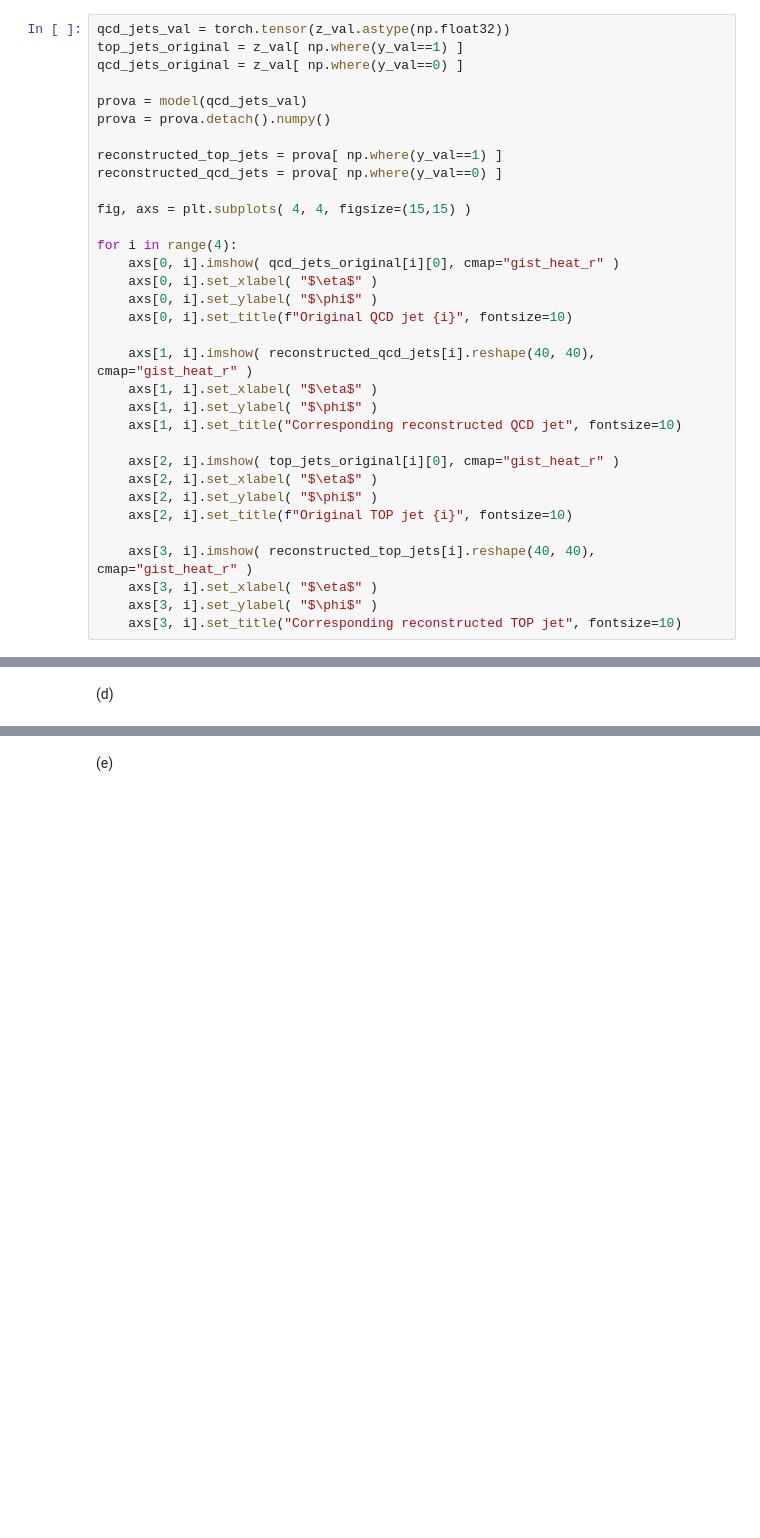
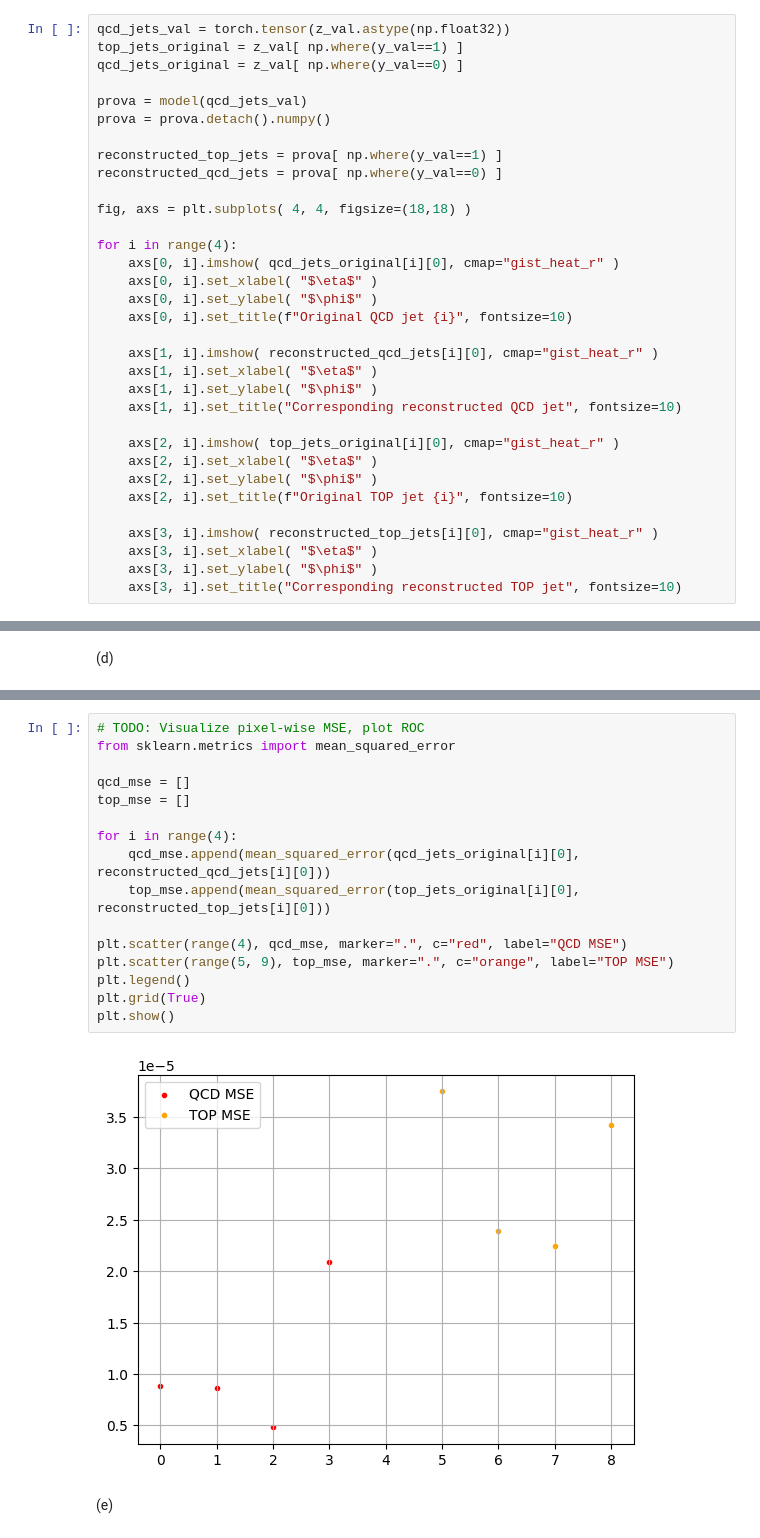
Before and after one commit to S3gmentati0nFault/autoencoders, a Jupyter notebook: sheet08.ipynb, the cells around one changed output, grey strips where cells are left out. Cells and saved outputs as stored; diff of their text form; blank space fills up the shorter version.

```diff
--- a/sheet08.ipynb
+++ b/sheet08.ipynb
@@ -418,7 +405,7 @@ prova = prova.detach().numpy()
 reconstructed_top_jets = prova[ np.where(y_val==1) ]
 reconstructed_qcd_jets = prova[ np.where(y_val==0) ]
 
-fig, axs = plt.subplots( 4, 4, figsize=(15,15) )
+fig, axs = plt.subplots( 4, 4, figsize=(18,18) )
 
 for i in range(4):
     axs[0, i].imshow( qcd_jets_original[i][0], cmap="gist_heat_r" )
@@ -426,7 +413,7 @@ for i in range(4):
     axs[0, i].set_ylabel( "$\phi$" )
     axs[0, i].set_title(f"Original QCD jet {i}", fontsize=10)
 
-    axs[1, i].imshow( reconstructed_qcd_jets[i].reshape(40, 40), cmap="gist_heat_r" )
+    axs[1, i].imshow( reconstructed_qcd_jets[i][0], cmap="gist_heat_r" )
     axs[1, i].set_xlabel( "$\eta$" )
     axs[1, i].set_ylabel( "$\phi$" )
     axs[1, i].set_title("Corresponding reconstructed QCD jet", fontsize=10)
@@ -436,7 +423,7 @@ for i in range(4):
     axs[2, i].set_ylabel( "$\phi$" )
     axs[2, i].set_title(f"Original TOP jet {i}", fontsize=10)
 
-    axs[3, i].imshow( reconstructed_top_jets[i].reshape(40, 40), cmap="gist_heat_r" )
+    axs[3, i].imshow( reconstructed_top_jets[i][0], cmap="gist_heat_r" )
     axs[3, i].set_xlabel( "$\eta$" )
     axs[3, i].set_ylabel( "$\phi$" )
     axs[3, i].set_title("Corresponding reconstructed TOP jet", fontsize=10)
@@ -467,3 +450,21 @@ Text(0.5, 1.0, 'Reconstructed dataset average distribution')
+# %%
+# TODO: Visualize pixel-wise MSE, plot ROC
+from sklearn.metrics import mean_squared_error
+
+qcd_mse = []
+top_mse = []
+
+for i in range(4):
+    qcd_mse.append(mean_squared_error(qcd_jets_original[i][0], reconstructed_qcd_jets[i][0]))
+    top_mse.append(mean_squared_error(top_jets_original[i][0], reconstructed_top_jets[i][0]))
+
+plt.scatter(range(4), qcd_mse, marker=".", c="red", label="QCD MSE")
+plt.scatter(range(5, 9), top_mse, marker=".", c="orange", label="TOP MSE")
+plt.legend()
+plt.grid(True)
+plt.show()
+# %% [output]
+[figure, added]
 # %% [markdown]
 (e)
 # %%
```
Also changed, not shown: parts of 9 cells of this notebook.
